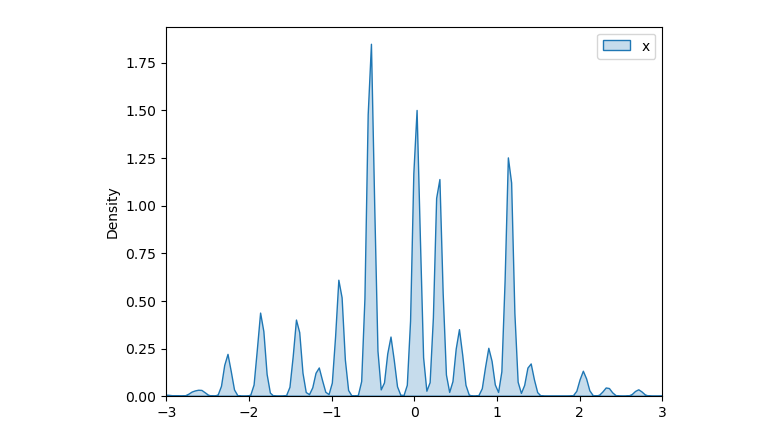
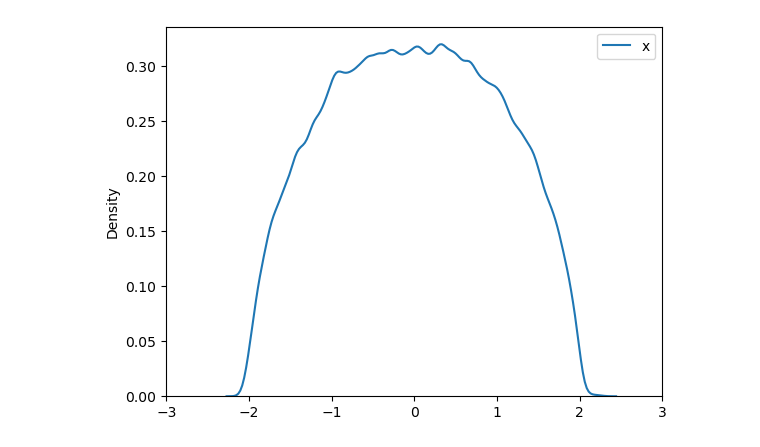
Before and after one commit to ytskuh/manybody, a Jupyter notebook: graphical.ipynb, the cells around one changed output. Drawn from its saved outputs; the diff is of its cells as text; code cells hidden in the pictures.

```diff
--- a/graphical.ipynb
+++ b/graphical.ipynb
@@ -5,4 +6,4 @@ import seaborn as sns
 # %%
-data = pd.read_csv("result3.csv")
+data = pd.read_csv("result5.csv")
 data.std()
 # %% [output]
@@ -13,6 +38,6 @@ x = data['x'].to_numpy()
 # %%
-sns.kdeplot(data, thresh=0, fill=True, levels=100)
+sns.kdeplot(data.iloc[1000000:], thresh=0)
 plt.xlim((-3, 3))
 plt.show()
 # %% [output]
-[figure, old version]
+[figure, new version]
```
Also changed, not shown: parts of 7 cells of this notebook, 1 other file.
